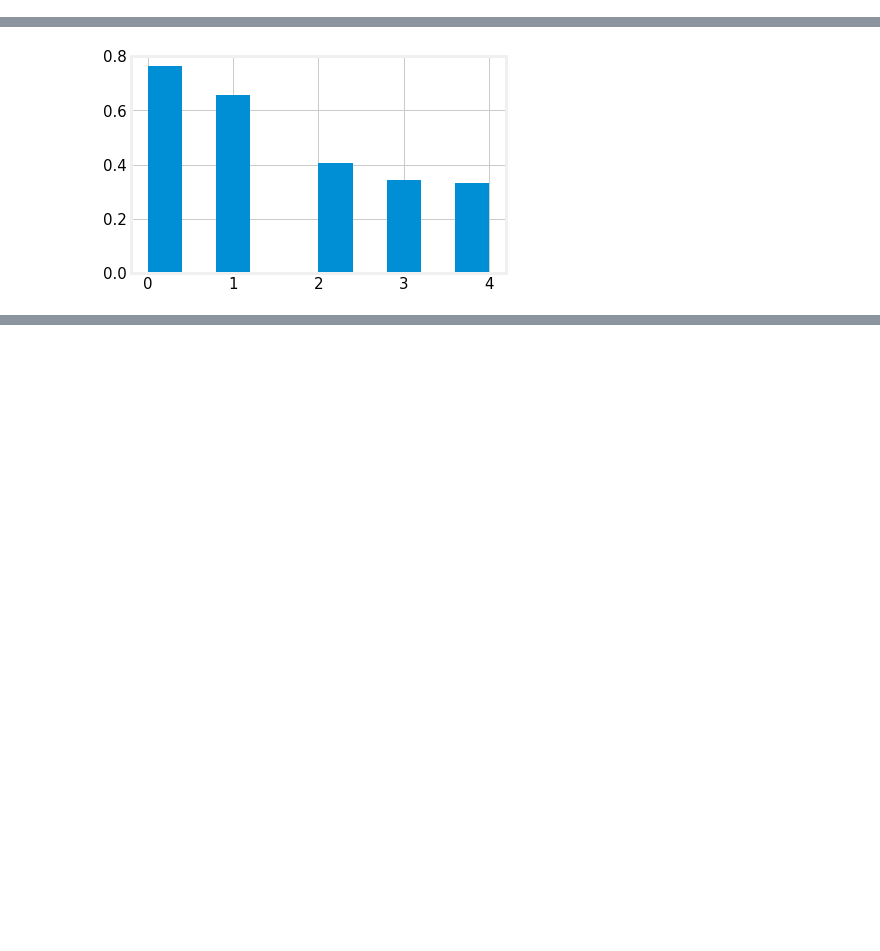
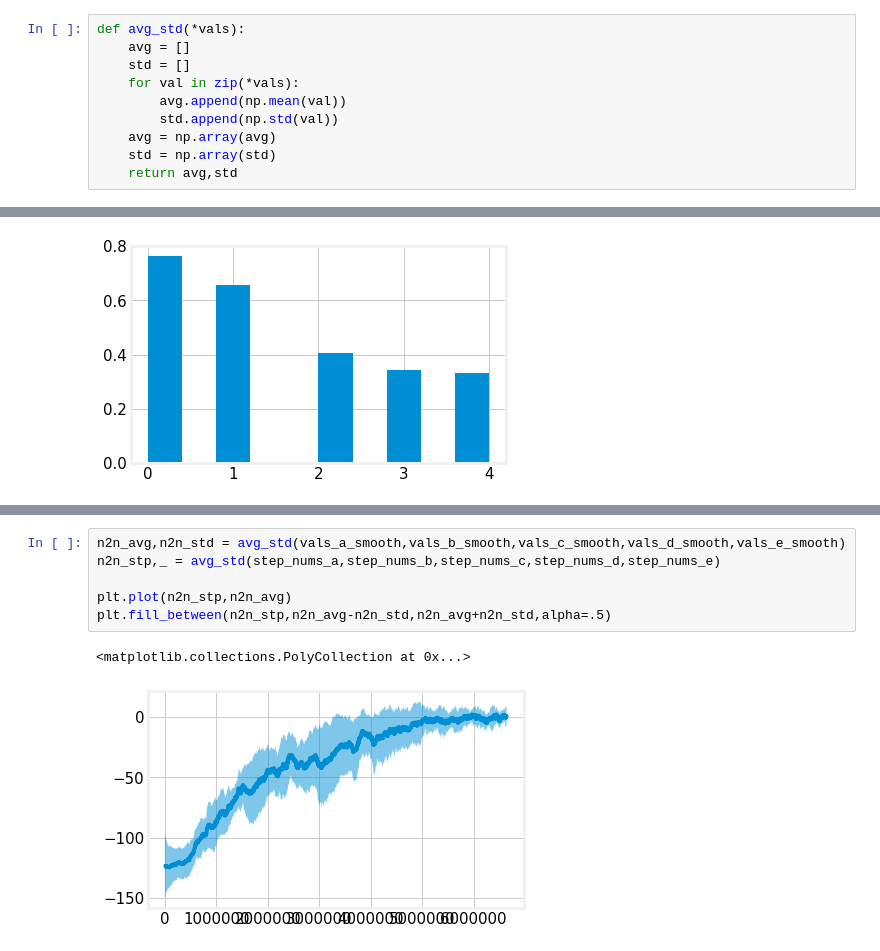
Before and after one commit to NotAnyMike/HRL, a Jupyter notebook: notebooks/Plots.ipynb, the cells around one changed output, grey strips where cells are left out. Cells and saved outputs as stored; diff of their text form; blank space fills up the shorter version.

```diff
--- a/notebooks/Plots.ipynb
+++ b/notebooks/Plots.ipynb
@@ -29,3 +39,13 @@ plt.rcParams['font.size']=17
+# %%
+def avg_std(*vals):
+    avg = []
+    std = []
+    for val in zip(*vals):
+        avg.append(np.mean(val))
+        std.append(np.std(val))
+    avg = np.array(avg)
+    std = np.array(std)
+    return avg,std
 # %% [markdown]
 ---
 
@@ -148,0 +195,9 @@ plt.hist?
+# %%
+n2n_avg,n2n_std = avg_std(vals_a_smooth,vals_b_smooth,vals_c_smooth,vals_d_smooth,vals_e_smooth)
+n2n_stp,_ = avg_std(step_nums_a,step_nums_b,step_nums_c,step_nums_d,step_nums_e)
+
+plt.plot(n2n_stp,n2n_avg)
+plt.fill_between(n2n_stp,n2n_avg-n2n_std,n2n_avg+n2n_std,alpha=.5)
+# %% [output]
+<matplotlib.collections.PolyCollection at 0x...>
+[figure, added]
```
Also changed, not shown: parts of 11 cells of this notebook, 2 other files.
